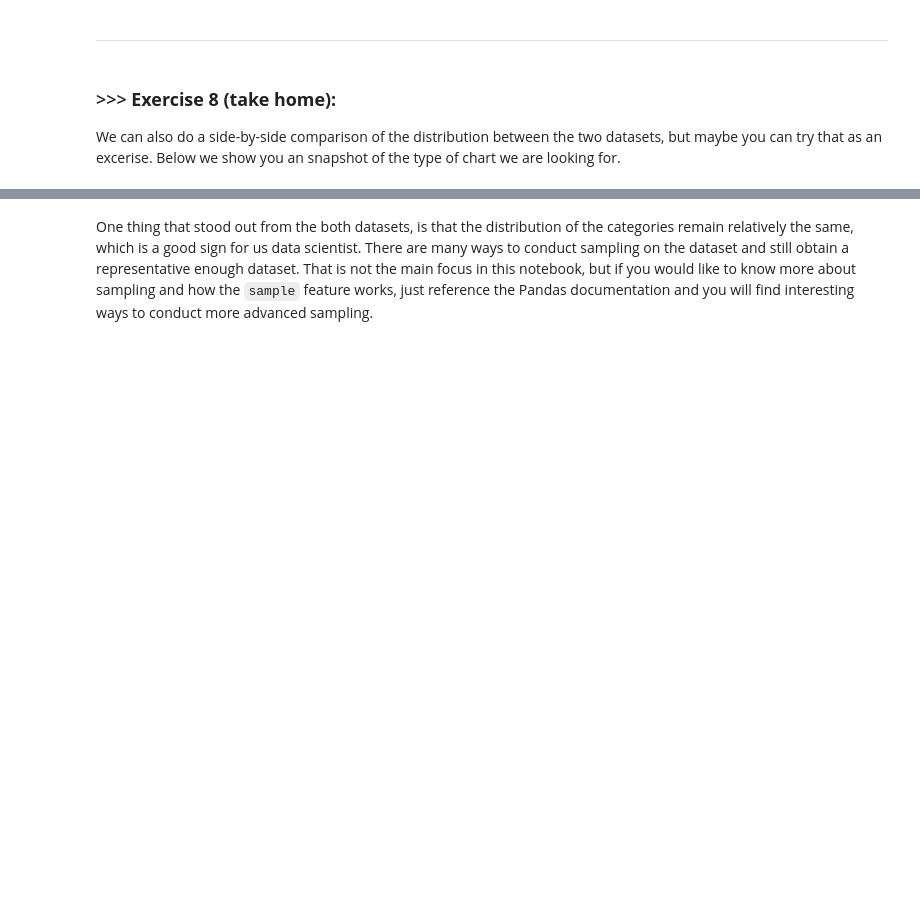
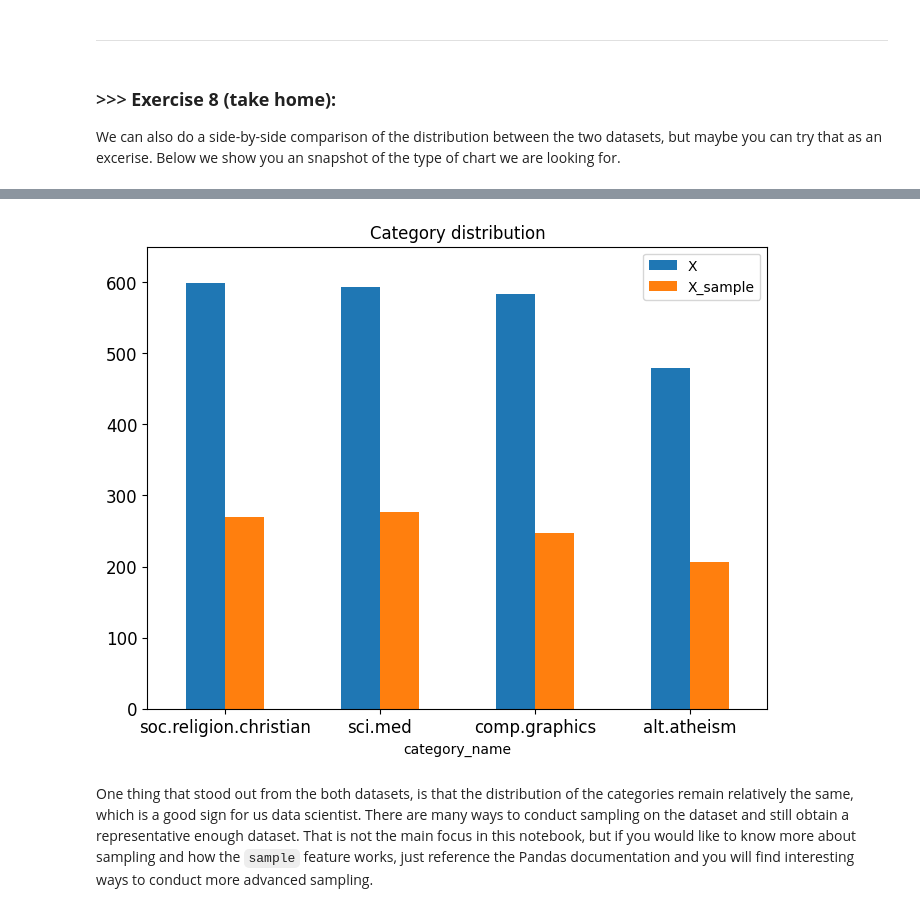
Before and after one commit to Henry0517code/DM2023-Lab1-Master, a Jupyter notebook: DM2023-Lab1-Master.ipynb, the cells around one changed output, grey strips where cells are left out. Drawn from its saved outputs; the diff is of its cells as text; code cells hidden in the pictures; blank space fills up the shorter version.

```diff
--- a/DM2023-Lab1-Master.ipynb
+++ b/DM2023-Lab1-Master.ipynb
@@ -799,3 +876,14 @@ We can also do a side-by-side comparison of the distribution between the two dat
+# %%
+# Answer here
+d = pd.DataFrame([X.category_name.value_counts(), X_sample.category_name.value_counts()]).T
+ax = d.plot(kind='bar',
+       title='Category distribution',
+       ylim=(0,650),
+       rot = 0, fontsize = 12, figsize = (8,6))
+ax.legend(['X', 'X_sample'])
+plt.show()
+# %% [output]
+[figure, added]
 # %% [markdown]
 One thing that stood out from the both datasets, is that the distribution of the categories remain relatively the same, which is a good sign for us data scientist. There are many ways to conduct sampling on the dataset and still obtain a representative enough dataset. That is not the main focus in this notebook, but if you would like to know more about sampling and how the `sample` feature works, just reference the Pandas documentation and you will find interesting ways to conduct more advanced sampling.
 # %% [markdown]
```
Also changed, not shown: parts of 48 cells of this notebook, 1 other file.
